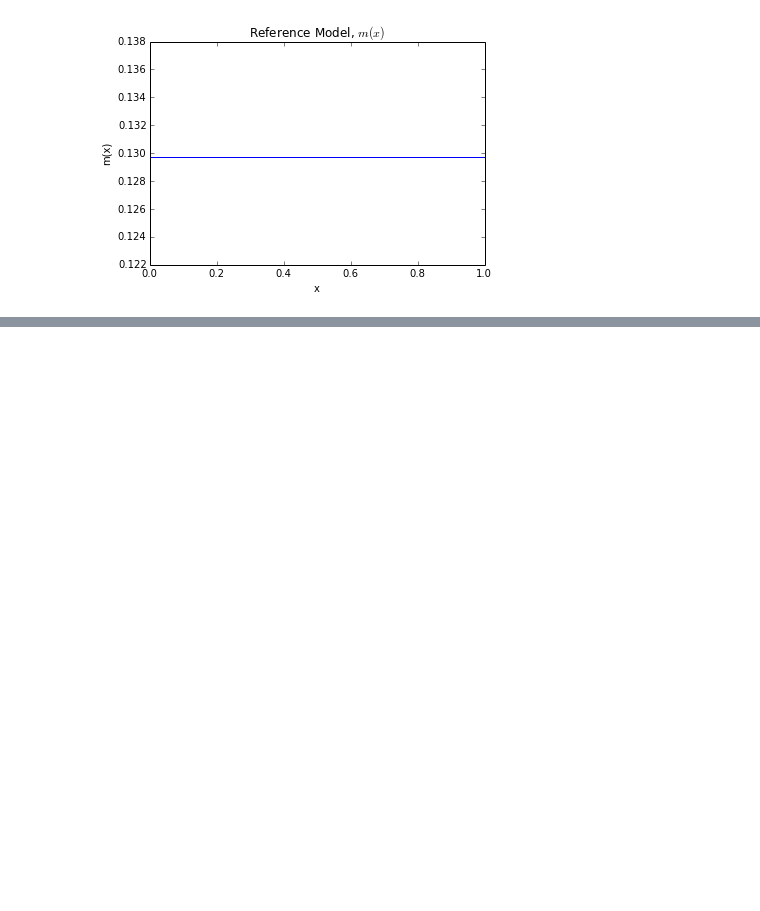
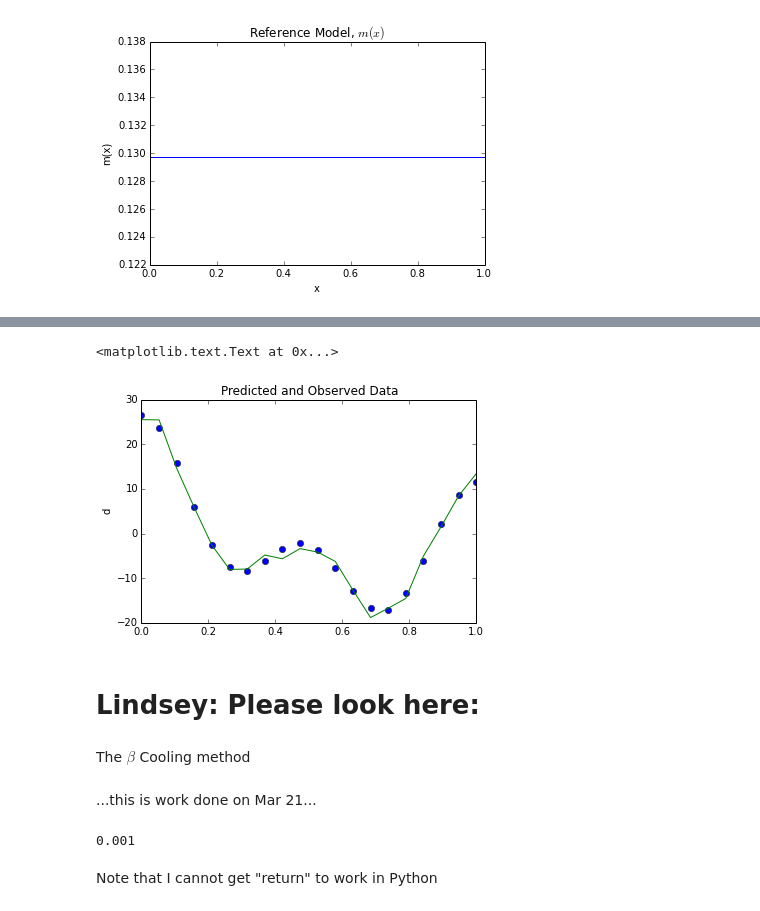
Before and after one commit to jokulhaup/directed_studies, a Jupyter notebook: Module 2 Python.ipynb, the cells around one changed output, grey strips where cells are left out. Cells and saved outputs as stored; diff of their text form; code cells hidden in the pictures; blank space fills up the shorter version.

```diff
--- a/Module 2 Python.ipynb
+++ b/Module 2 Python.ipynb
@@ -237,0 +244,37 @@ pylab.title('Model, $m(x)$')
+# %%
+# Get predicted data
+
+dpred = np.dot(G,mrec)
+
+#pylab.plot(xd,r)
+pylab.plot(xd,dpred,'o')
+pylab.plot(xd,dobs)
+pylab.xlabel('')
+pylab.ylabel('d')
+pylab.title('Predicted and Observed Data')
+# %% [output]
+<matplotlib.text.Text at 0x...>
+[figure, added]
+# %% [markdown]
+# Lindsey: Please look here:
+# %% [markdown]
+The $\beta$ Cooling method
+# %% [markdown]
+...this is work done on Mar 21...
+# %%
+itns = 1 # Set number of iterations
+phi_dstar = N                                         # Make phi_d start as N
+beta = 10000                                          # set initial beta value
+tol =phi_dstar*math.pow(10, -6)                       # define a tolerance value
+
+for i in range(itns):
+    mrec = dot(np.linalg.inv(dot(dot(G.T,Wd.T),dot(Wd,G)) + beta*dot(Wm.T,Wm)),dot(dot(G.T,Wd),dot(Wd,dobs)) + beta*dot(dot(Wm.T,Wm),mref))
+    phid = L2(Wd,np.dot(G,mrec)-dobs)
+    val = phid - phi_dstar
+
+
+print tol
+# %% [output]
+0.001
+# %% [markdown]
+Note that I cannot get "return" to work in Python
```
Also changed, not shown: parts of 11 cells of this notebook.
